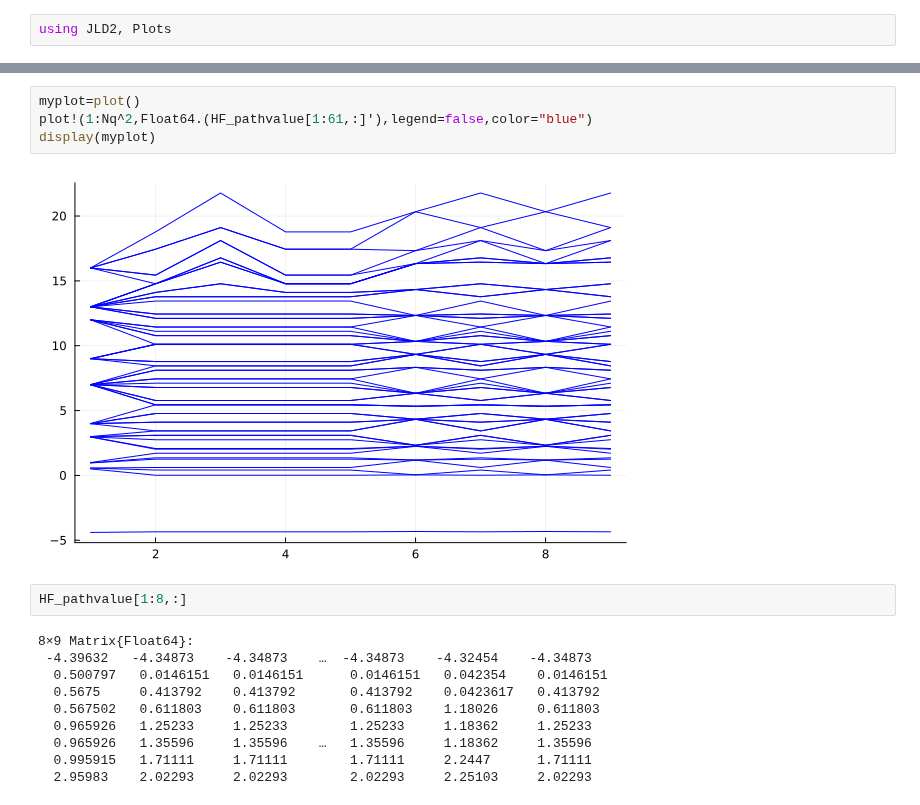
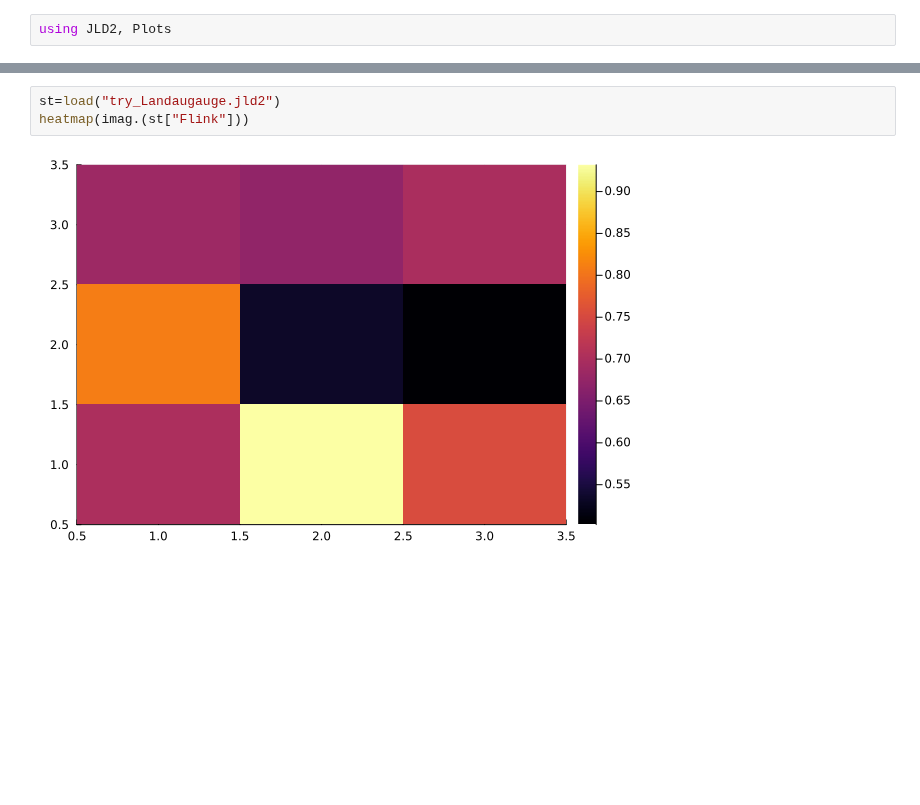
Before and after one commit to ttx002000/HF_Moire, a Jupyter notebook: data_collection/triangular/data_output/plot.ipynb, the cells around one changed output, grey strips where cells are left out. Saved outputs shown, nothing was run; the diff lists cells and outputs as text; blank space fills up the shorter version.

```diff
--- a/data_collection/triangular/data_output/plot.ipynb
+++ b/data_collection/triangular/data_output/plot.ipynb
@@ -55,18 +8,5 @@ end
-# %%
-myplot=plot()
-plot!(1:Nq^2,Float64.(HF_pathvalue[1:61,:]'),legend=false,color="blue")
-display(myplot)
-# %% [output]
-[figure, removed]
-# %%
-HF_pathvalue[1:8,:]
-# %% [output]
-8×9 Matrix{Float64}:
- -4.39632   -4.34873    -4.34873    …  -4.34873    -4.32454    -4.34873
-  0.500797   0.0146151   0.0146151      0.0146151   0.042354    0.0146151
-  0.5675     0.413792    0.413792       0.413792    0.0423617   0.413792
-  0.567502   0.611803    0.611803       0.611803    1.18026     0.611803
-  0.965926   1.25233     1.25233        1.25233     1.18362     1.25233
-  0.965926   1.35596     1.35596    …   1.35596     1.18362     1.35596
-  0.995915   1.71111     1.71111        1.71111     2.2447      1.71111
-  2.95983    2.02293     2.02293        2.02293     2.25103     2.02293
+# %%
+st=load("try_Landaugauge.jld2")
+heatmap(imag.(st["Flink"]))
+# %% [output]
+[figure, added]
```
Also changed, not shown: parts of 6 cells of this notebook, 8 other files.
